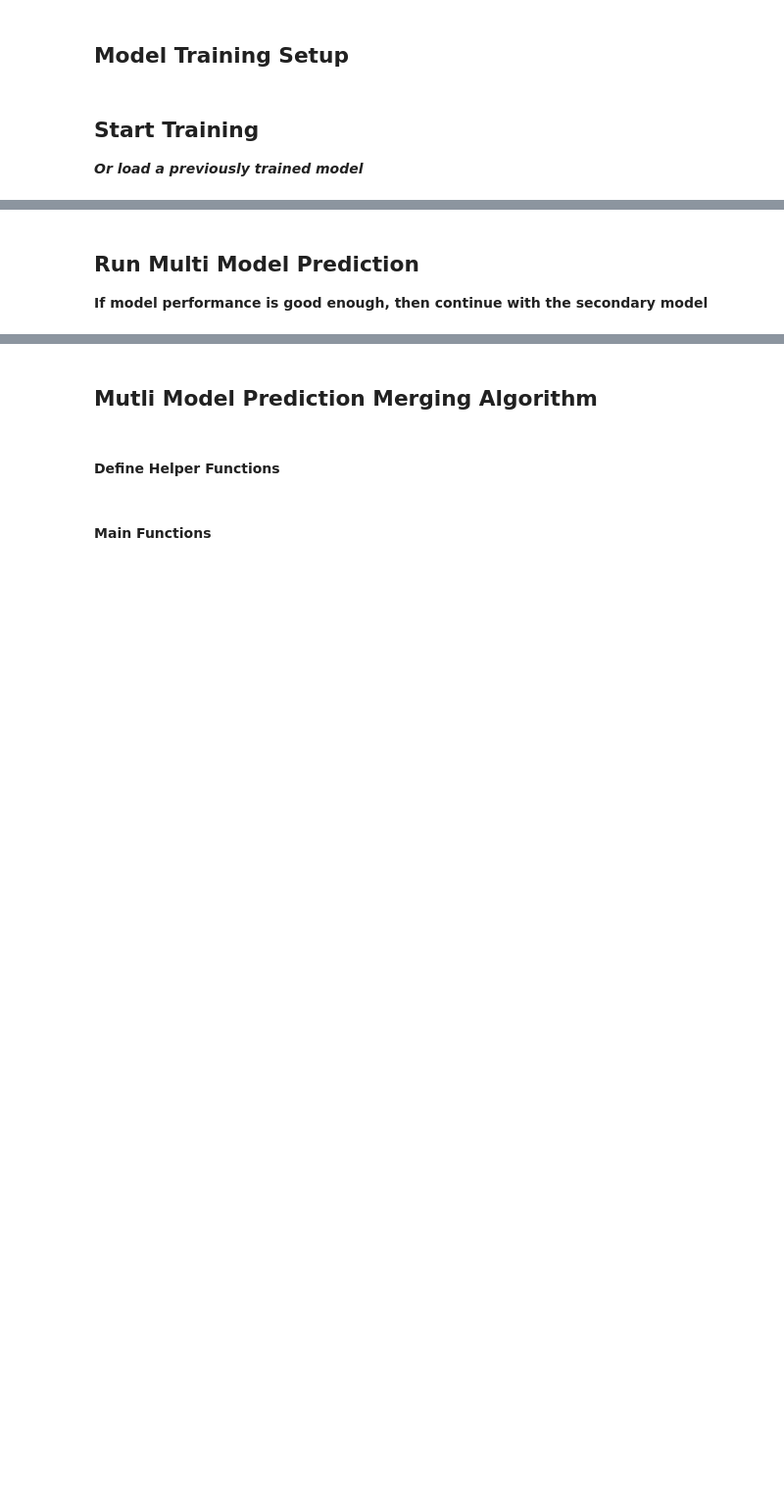
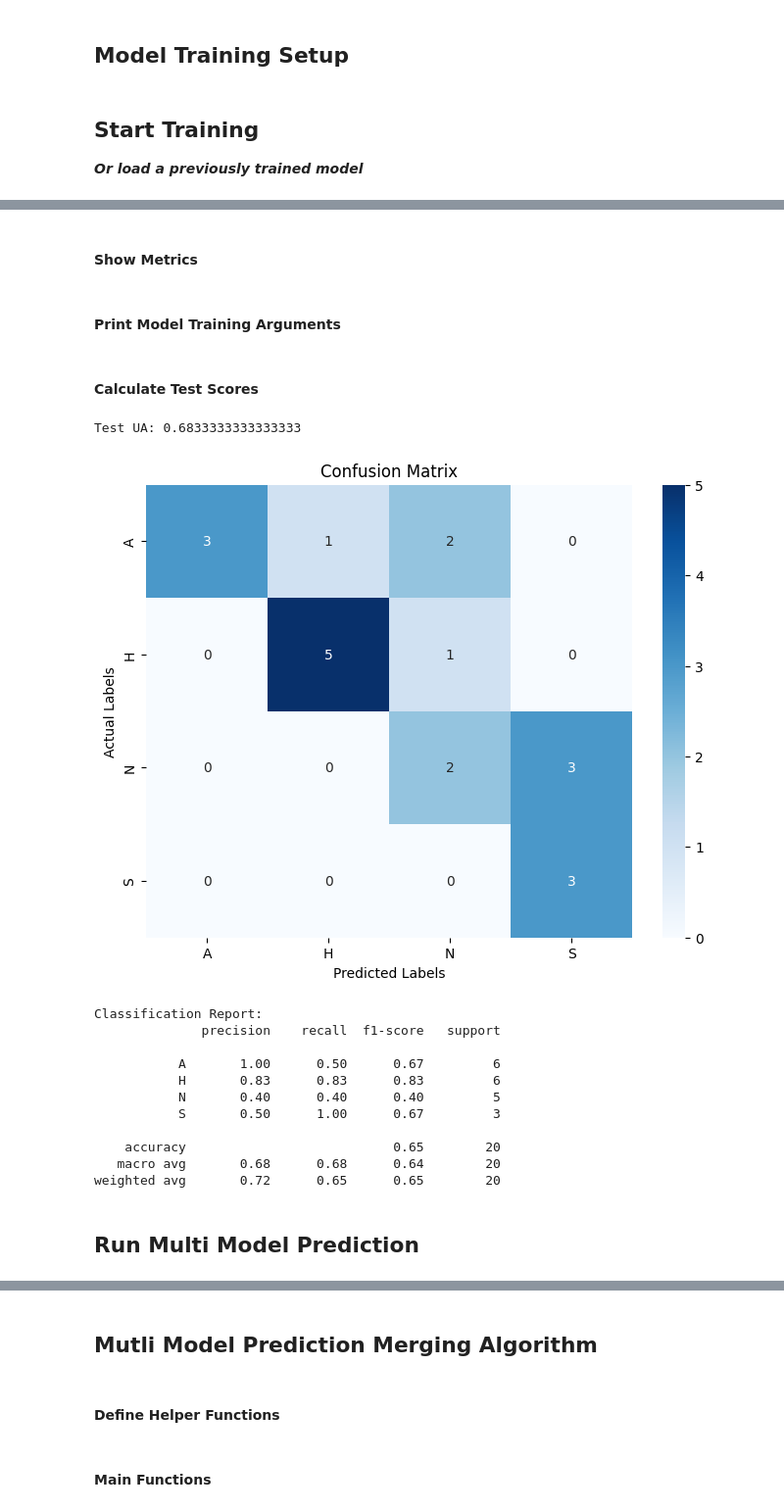
Before and after one commit to ExpiredTapWater/AAI3001-Small-Project, a Jupyter notebook: MainNotebook.ipynb, the cells around one changed output, grey strips where cells are left out. Shown at 98% size. Cells and saved outputs as stored; diff of their text form; code cells hidden in the pictures; blank space fills up the shorter version.

Commit message:
Cleaned up flags

```diff
--- a/MainNotebook.ipynb
+++ b/MainNotebook.ipynb
@@ -217,0 +122,2 @@ USE_CLASS_WEIGHTS = False #Scored 0.725 when enabled, slightly lower our best
+# %%
+USE_DEBUG_DATASET = True
@@ -359,3 +336,6 @@ test_dataset = Mydataset(mode='test', max_len=6)
+# %%
+if USE_DEBUG_DATASET: # Smaller dataset to run the entire notebook faster for debug
+    test_dataset = Mydataset(mode='debug', max_len=6)
 # %%
 # Put test information into a dataframe for later use
 data_info = test_dataset.data_info
@@ -398,11 +378,11 @@ training_args = TrainingArguments(
     eval_strategy="epoch",
     save_strategy="epoch",
     logging_strategy="epoch",
-    per_device_train_batch_size = BATCH,
-    per_device_eval_batch_size = BATCH,
+    per_device_train_batch_size = BATCH_SIZE,
+    per_device_eval_batch_size = BATCH_SIZE,
     num_train_epochs = EPOCH,
     save_steps = 10,
-    save_total_limit = 5,
+    save_total_limit = 2,
     logging_dir="./logs",
     fp16 = True,
     dataloader_pin_memory = True,
@@ -410,8 +390,8 @@ training_args = TrainingArguments(
     dataloader_num_workers = NUM_WORKERS,
     report_to = REPORT_TO,
     gradient_accumulation_steps = GRADIENT_ACC_STEPS,
-    gradient_checkpointing = True
-    #learning_rate = LEARNING_RATE
+    gradient_checkpointing = True,
+    learning_rate = LEARNING_RATE
 )
 
 if USE_CLASS_WEIGHTS:
@@ -527,21 +496,26 @@ def test_model(test_dataframe, model=''):
 ## Start Training
 ***Or load a previously trained model***
 # %%
-if not LOAD_PREVIOUSLY_TRAINED_MODEL and not SKIP_TRAINING:
+if DEFAULT_MODE:
+
+    # Set Flag
+    MODEL_IS_NOT_TRAINED = False
+
+    # Start Training
     trainer.train()
 
+    # Save
     output_filepath = TRAINING_OUTPUT_FOLDER + "/" + OUTPUT_MODEL_NAME
-
-    # Save
     trainer.save_model(output_filepath)
     feature_extractor.save_pretrained(output_filepath)
     training_args = TrainingArguments(output_dir=output_filepath)
 
+else: # User want to load a previously fine tuned model
 
-else:
-    if not LOAD_PREDICTION_DIRECTLY_FROM_CSV:
-        model = Wav2Vec2ForSequenceClassification.from_pretrained(PREVIOUSLY_TRAINED_MODEL_PATH)
-        feature_extractor = Wav2Vec2FeatureExtractor.from_pretrained(PREVIOUSLY_TRAINED_MODEL_PATH)
-        print(f"Previously trained model loaded from: {PREVIOUSLY_TRAINED_MODEL_PATH}")
-    else:
-        pass
+    # Set Flag
+    MODEL_IS_NOT_TRAINED = True #Loaded model does not have any training logs.
+
+    # Load model
+    model = Wav2Vec2ForSequenceClassification.from_pretrained(BEST_MODEL_PATH)
+    feature_extractor = Wav2Vec2FeatureExtractor.from_pretrained(BEST_MODEL_PATH)
+    print(f"Previously trained model loaded from: {BEST_MODEL_PATH}")
@@ -549,0 +524,2 @@ else:
+# %% [markdown]
+#### Show Metrics
@@ -550,9 +556,26 @@ else:
+# %% [markdown]
+#### Print Model Training Arguments
 # %%
 if PRINT_ARGUMENTS:
     filepath = PREVIOUSLY_TRAINED_MODEL_PATH + "/training_args.bin"
     training_args = torch.load(filepath)
     print(training_args)
+# %% [markdown]
+#### Calculate Test Scores
 # %%
-if not SKIP_TESTING_AFTER_TRAINING:
-    model = model.to('cpu')
-    test_model(test_dataframe, model)
+model = model.to('cpu')
+test_model(test_dataframe, model)
+# %% [output]
+Test UA: 0.6833333333333333
+[figure, added]
+Classification Report:
+              precision    recall  f1-score   support
+
+           A       1.00      0.50      0.67         6
+           H       0.83      0.83      0.83         6
+           N       0.40      0.40      0.40         5
+           S       0.50      1.00      0.67         3
+
+    accuracy                           0.65        20
+   macro avg       0.68      0.68      0.64        20
+weighted avg       0.72      0.65      0.65        20
@@ -589,6 +582,5 @@ if PLOT_TRAINING_GRAPHS and not LOAD_PREVIOUSLY_TRAINED_MODEL:
 # %% [markdown]
 ## Run Multi Model Prediction
-**If model performance is good enough, then continue with the secondary model**
 # %%
 def multi_predict(model, test_dataframe):
 
```
Also changed, not shown: parts of 36 cells of this notebook.
